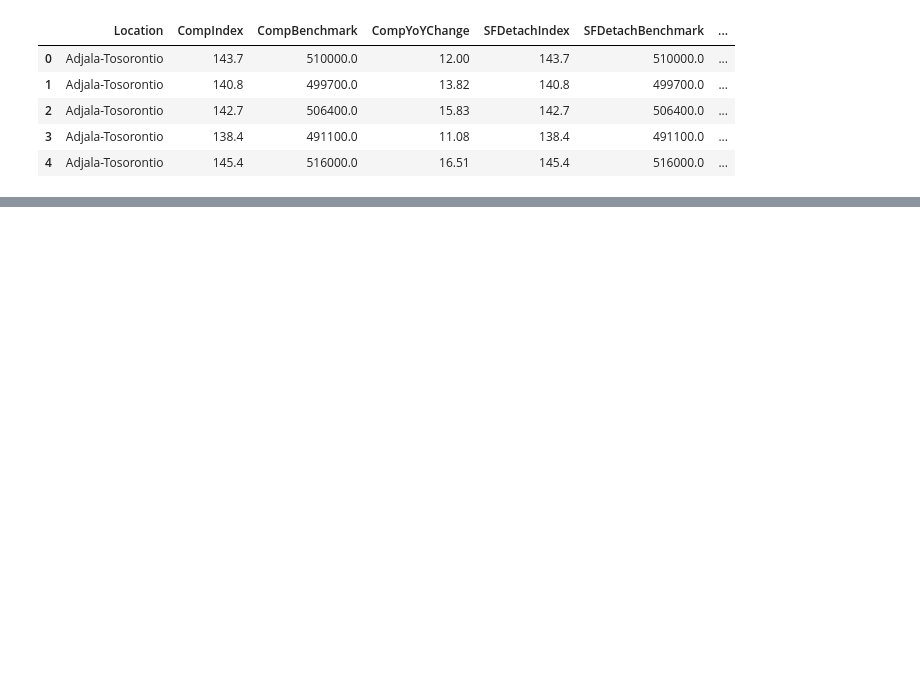
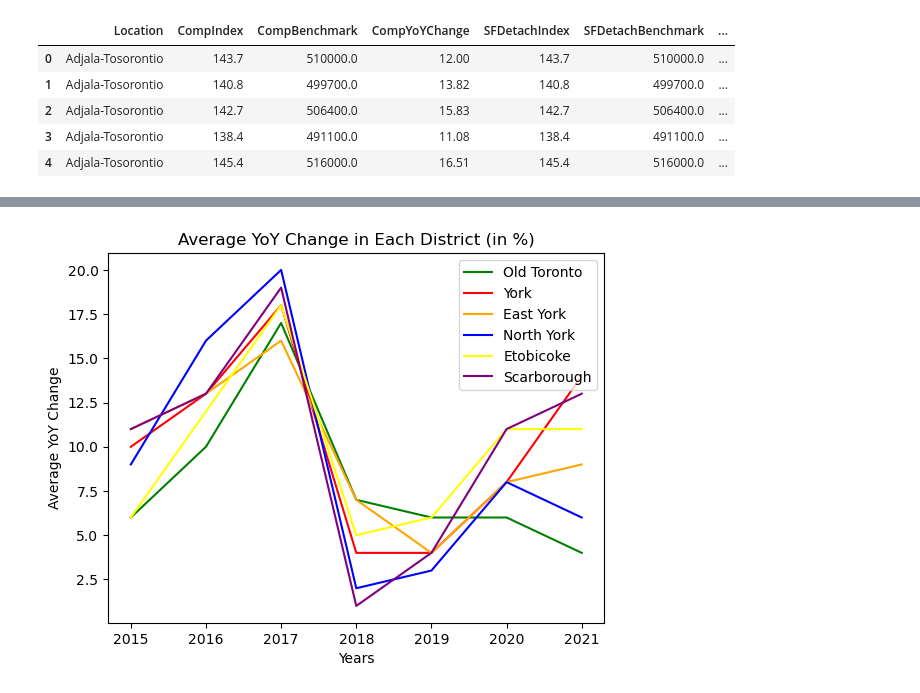
Before and after one commit to C-Moore00/project-1-group-3, a Jupyter notebook: HousingPrices_starter_Gurpal.ipynb, the cells around one changed output, grey strips where cells are left out. Saved outputs shown, nothing was run; the diff lists cells and outputs as text; code cells hidden in the pictures; blank space fills up the shorter version.

```diff
--- a/HousingPrices_starter_Gurpal.ipynb
+++ b/HousingPrices_starter_Gurpal.ipynb
@@ -167,0 +298,25 @@ housing_price_toronto.to_csv(r"C:\Users\gurpa\Documents\GitHub\project-1-group-3
+# %%
+#Plotting Data for Average YoY Per District
+
+#set new variables for each district from new dataframe
+old_toronto_yoy = avgyoy_per_district["Old Toronto"]
+york_yoy = avgyoy_per_district["York"]
+east_york_yoy = avgyoy_per_district["East York"]
+north_york_yoy = avgyoy_per_district["North York"]
+etobicoke_yoy = avgyoy_per_district["Etobicoke"]
+scarborough_yoy = avgyoy_per_district["Scarborough"]
+
+#Create a Plot Graph
+plt.plot(old_toronto_yoy, color="green", label="Old Toronto")
+plt.plot(york_yoy, color="red", label="York")
+plt.plot(east_york_yoy, color="orange", label="East York")
+plt.plot(north_york_yoy, color="blue", label="North York")
+plt.plot(etobicoke_yoy, color="yellow", label="Etobicoke")
+plt.plot(scarborough_yoy, color="purple", label="Scarborough")
+plt.legend(loc="best")
+plt.title("Average YoY Change in Each District (in %)")
+plt.xlabel("Years")
+plt.ylabel("Average YoY Change")
+plt.show()
+# %% [output]
+[figure, added]
```
Also changed, not shown: parts of 11 cells of this notebook.
